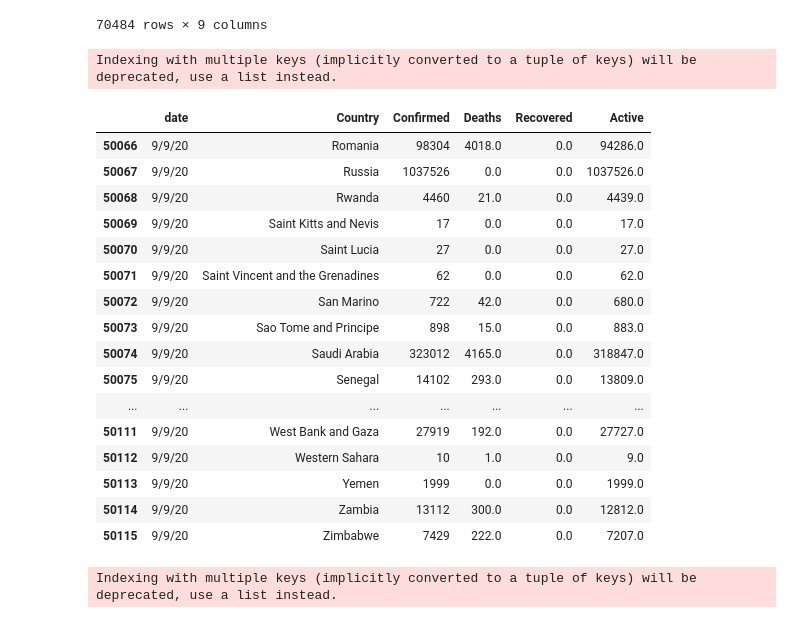
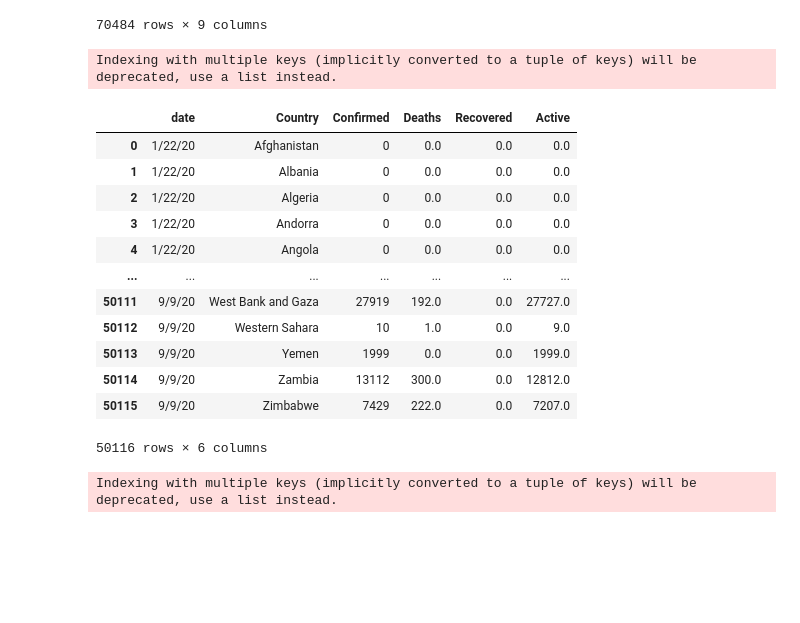
Before and after one commit to fjmutsters/covid19, a Jupyter notebook: Code/COVID_Cases_Analysis.ipynb, the cells around one changed output. Saved outputs shown, nothing was run; the diff lists cells and outputs as text; code cells hidden in the pictures; blank space fills up the shorter version.

```diff
--- a/Code/COVID_Cases_Analysis.ipynb
+++ b/Code/COVID_Cases_Analysis.ipynb
@@ -228,9 +228,3 @@ merged_table
 | 71554 |  | Zambia | -13.133897 | 27.849332 | 10/15/20 | 15659 | 346.0 | NaN |
 | 71555 |  | Zimbabwe | -19.015438 | 29.154857 | 10/15/20 | 8075 | 231.0 | NaN |
 70484 rows × 8 columns
-# %%
-#Extract cases in cruises and eliminate them as they are out of scope of this analysis.
-ship_rows = merged_table['Province/State'].str.contains('Grand Princess') | merged_table['Province/State'].str.contains('Diamond Princess') | merged_table['Country'].str.contains('Diamond Princess') | merged_table['Country'].str.contains('MS Zaandam')
-ship_data = merged_table[ship_rows]
-merged_table = merged_table[~(ship_rows)]
-merged_table
@@ -273,26 +253,22 @@ merged_table
 # %%
 #get the total number of active , confirmed , deaths and recovered cases .
 final_data = merged_table.groupby(['date', 'Country'])['Confirmed', 'Deaths', 'Recovered', 'Active'].sum().reset_index()
-final_data.tail(50)
+final_data
 # %% [output]
 Indexing with multiple keys (implicitly converted to a tuple of keys) will be deprecated, use a list instead.
 |  | date | Country | Confirmed | Deaths | Recovered | Active |
-| 50066 | 9/9/20 | Romania | 98304 | 4018.0 | 0.0 | 94286.0 |
-| 50067 | 9/9/20 | Russia | 1037526 | 0.0 | 0.0 | 1037526.0 |
-| 50068 | 9/9/20 | Rwanda | 4460 | 21.0 | 0.0 | 4439.0 |
-| 50069 | 9/9/20 | Saint Kitts and Nevis | 17 | 0.0 | 0.0 | 17.0 |
-| 50070 | 9/9/20 | Saint Lucia | 27 | 0.0 | 0.0 | 27.0 |
-| 50071 | 9/9/20 | Saint Vincent and the Grenadines | 62 | 0.0 | 0.0 | 62.0 |
-| 50072 | 9/9/20 | San Marino | 722 | 42.0 | 0.0 | 680.0 |
-| 50073 | 9/9/20 | Sao Tome and Principe | 898 | 15.0 | 0.0 | 883.0 |
-| 50074 | 9/9/20 | Saudi Arabia | 323012 | 4165.0 | 0.0 | 318847.0 |
-| 50075 | 9/9/20 | Senegal | 14102 | 293.0 | 0.0 | 13809.0 |
+| 0 | 1/22/20 | Afghanistan | 0 | 0.0 | 0.0 | 0.0 |
+| 1 | 1/22/20 | Albania | 0 | 0.0 | 0.0 | 0.0 |
+| 2 | 1/22/20 | Algeria | 0 | 0.0 | 0.0 | 0.0 |
+| 3 | 1/22/20 | Andorra | 0 | 0.0 | 0.0 | 0.0 |
+| 4 | 1/22/20 | Angola | 0 | 0.0 | 0.0 | 0.0 |
 | ... | ... | ... | ... | ... | ... | ... |
 | 50111 | 9/9/20 | West Bank and Gaza | 27919 | 192.0 | 0.0 | 27727.0 |
 | 50112 | 9/9/20 | Western Sahara | 10 | 1.0 | 0.0 | 9.0 |
 | 50113 | 9/9/20 | Yemen | 1999 | 0.0 | 0.0 | 1999.0 |
 | 50114 | 9/9/20 | Zambia | 13112 | 300.0 | 0.0 | 12812.0 |
 | 50115 | 9/9/20 | Zimbabwe | 7429 | 222.0 | 0.0 | 7207.0 |
+50116 rows × 6 columns
 # %%
 # new cases
 temp = final_data.groupby(['Country', 'date', ])['Confirmed', 'Deaths', 'Recovered']
```
Also changed, not shown: parts of 1 cell of this notebook.
